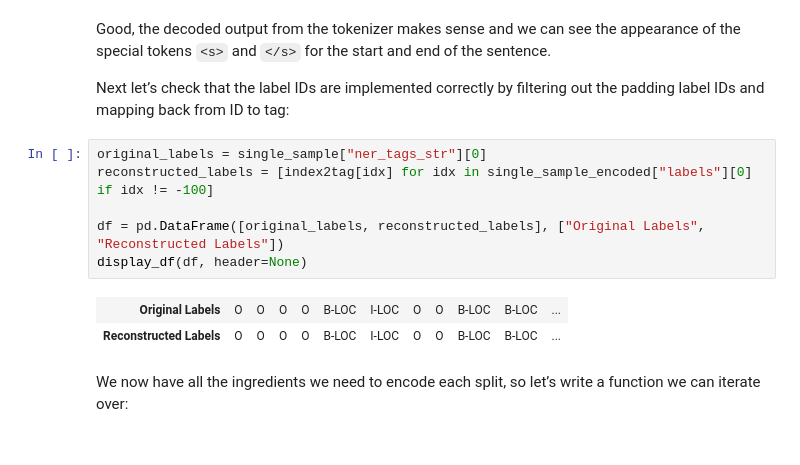
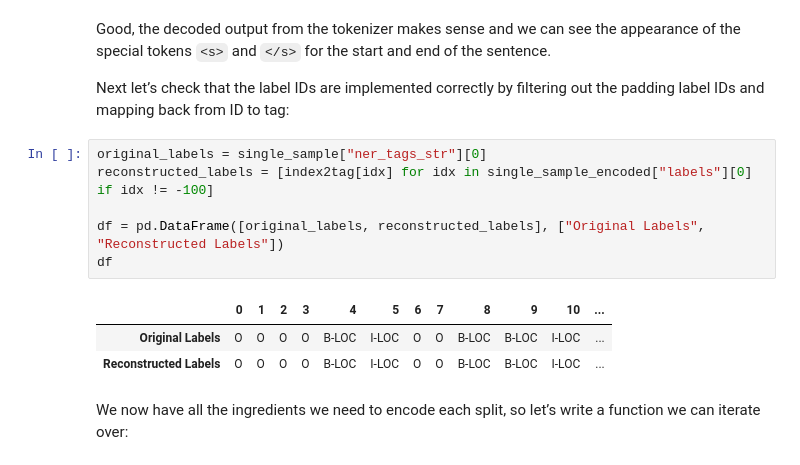
Before and after one commit to rahiakela/transformers-research-and-practice, a Jupyter notebook: natural-language-processing-with-transformers/04-multilingual-ner/multilingual_named_entity_recognition.ipynb, the cells around one changed output. Cells and saved outputs as stored; diff of their text form.

```diff
--- a/natural-language-processing-with-transformers/04-multilingual-ner/multilingual_named_entity_recognition.ipynb
+++ b/natural-language-processing-with-transformers/04-multilingual-ner/multilingual_named_entity_recognition.ipynb
@@ -659,12 +648,13 @@ by filtering out the padding label IDs and mapping back from ID to tag:
 # %%
 original_labels = single_sample["ner_tags_str"][0]
 reconstructed_labels = [index2tag[idx] for idx in single_sample_encoded["labels"][0] if idx != -100]
 
 df = pd.DataFrame([original_labels, reconstructed_labels], ["Original Labels", "Reconstructed Labels"])
-display_df(df, header=None)
+df
 # %% [output]
-| Original Labels | O | O | O | O | B-LOC | I-LOC | O | O | B-LOC | B-LOC | ... |
-| Reconstructed Labels | O | O | O | O | B-LOC | I-LOC | O | O | B-LOC | B-LOC | ... |
+|  | 0 | 1 | 2 | 3 | 4 | 5 | 6 | 7 | 8 | 9 | 10 | ... |
+| Original Labels | O | O | O | O | B-LOC | I-LOC | O | O | B-LOC | B-LOC | I-LOC | ... |
+| Reconstructed Labels | O | O | O | O | B-LOC | I-LOC | O | O | B-LOC | B-LOC | I-LOC | ... |
 # %% [markdown]
 We now have all the ingredients we need to encode each split, so let’s write a function we can iterate over:
 # %%
```
Also changed, not shown: parts of 9 cells of this notebook.
